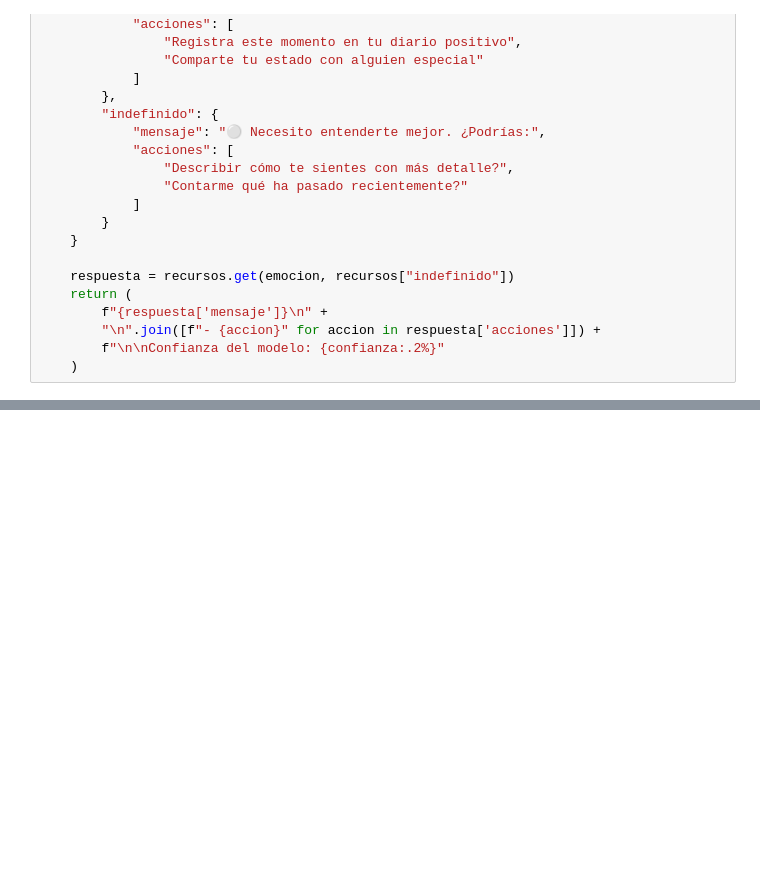
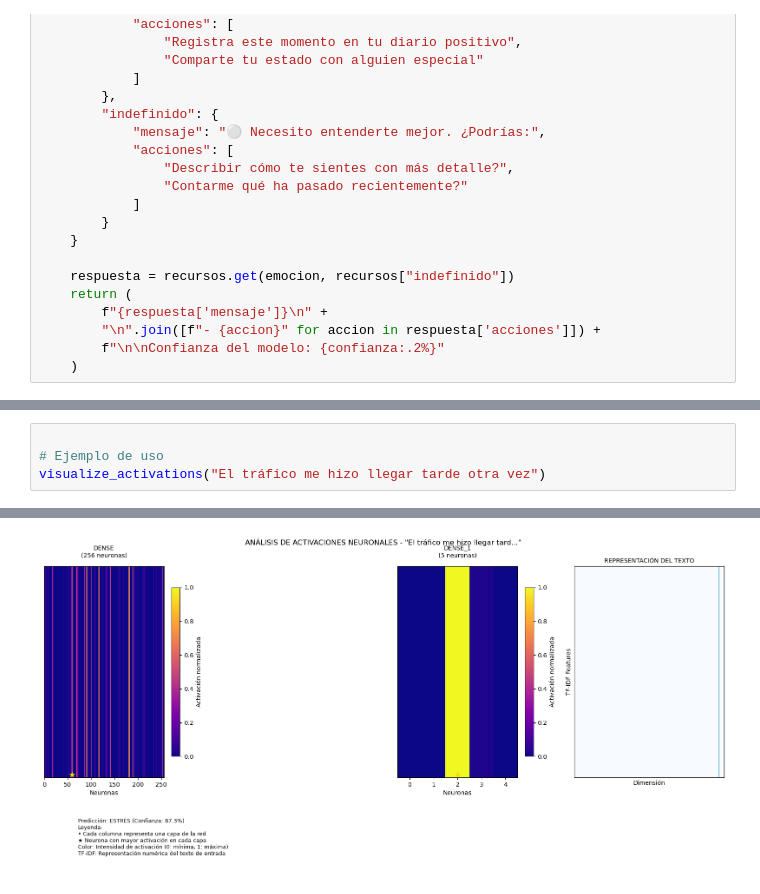
Before and after one commit to WalterRochaSevilla/Red_Neuronal_Neuro_Health, a Jupyter notebook: MODELO_PREDICTIVO.ipynb, the cells around one changed output, grey strips where cells are left out. Drawn from its saved outputs; the diff is of its cells as text; blank space fills up the shorter version.

```diff
--- a/MODELO_PREDICTIVO.ipynb
+++ b/MODELO_PREDICTIVO.ipynb
@@ -213,0 +362,5 @@ Confianza del modelo: 79.29%
+# %%
+
+# Ejemplo de uso
+visualize_activations("El tráfico me hizo llegar tarde otra vez")
+# %% [output]
@@ -213,0 +368 @@ Confianza del modelo: 79.29%
+[figure, added]
```
Also changed, not shown: parts of 6 cells of this notebook, 4 other files.
